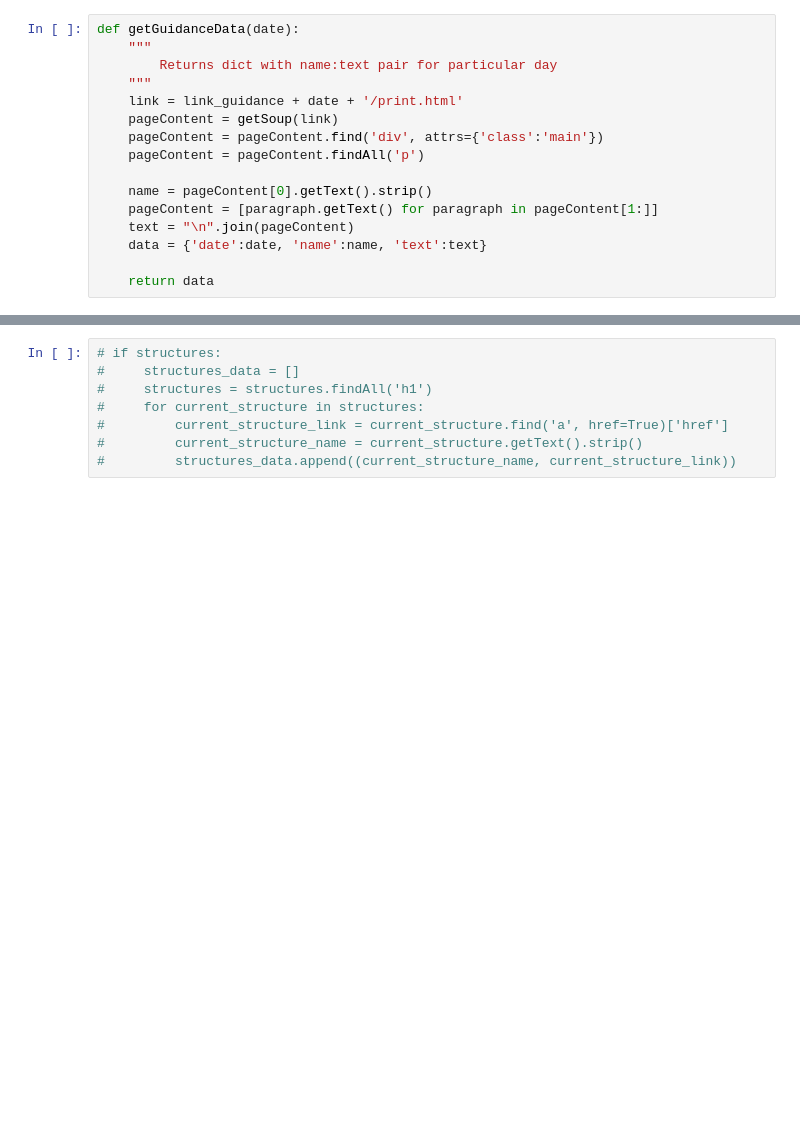
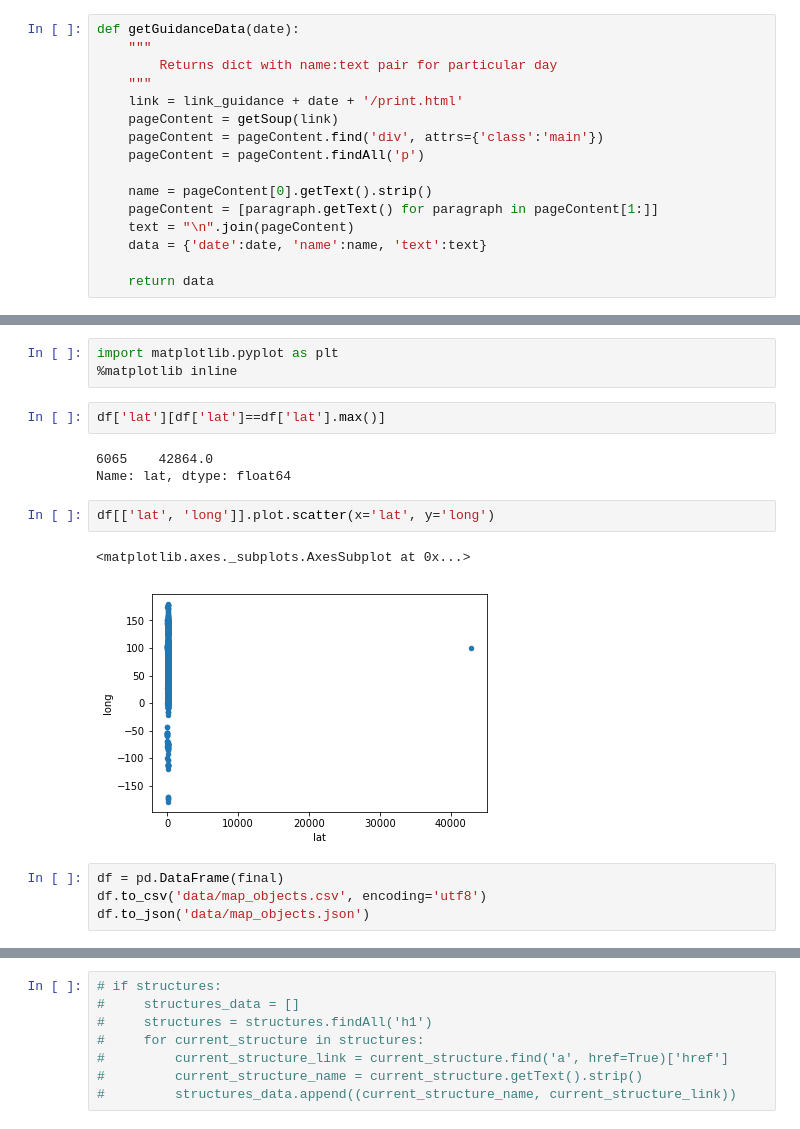
Before and after one commit to DmitrySerg/open-data, a Jupyter notebook: OpenDataRussia/OrthodoxChurh/Parser.ipynb, the cells around one changed output, grey strips where cells are left out. Drawn from its saved outputs; the diff is of its cells as text; blank space fills up the shorter version.

Commit message:
map objects function ready

```diff
--- a/OpenDataRussia/OrthodoxChurh/Parser.ipynb
+++ b/OpenDataRussia/OrthodoxChurh/Parser.ipynb
@@ -405 +516,18 @@ map_objects = json.loads(map_objects)
+# %%
+import matplotlib.pyplot as plt
+%matplotlib inline
+# %%
+df['lat'][df['lat']==df['lat'].max()]
+# %% [output]
+6065    42864.0
+Name: lat, dtype: float64
+# %%
+df[['lat', 'long']].plot.scatter(x='lat', y='long')
+# %% [output]
+<matplotlib.axes._subplots.AxesSubplot at 0x...>
+[figure, added]
+# %%
+df = pd.DataFrame(final)
+df.to_csv('data/map_objects.csv', encoding='utf8')
+df.to_json('data/map_objects.json')
 # %%
```
Also changed, not shown: parts of 16 cells of this notebook.
